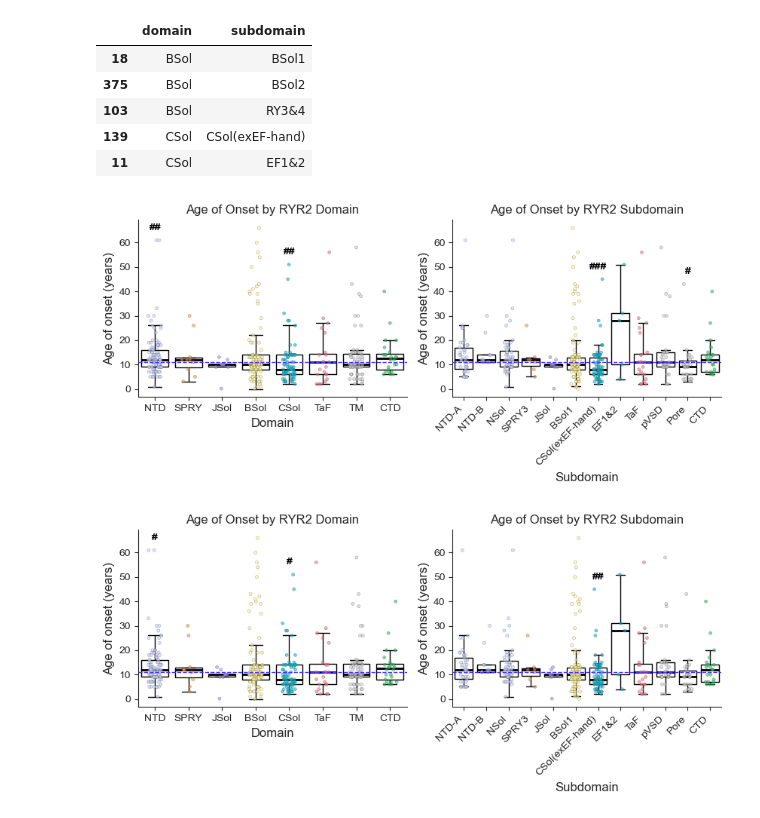
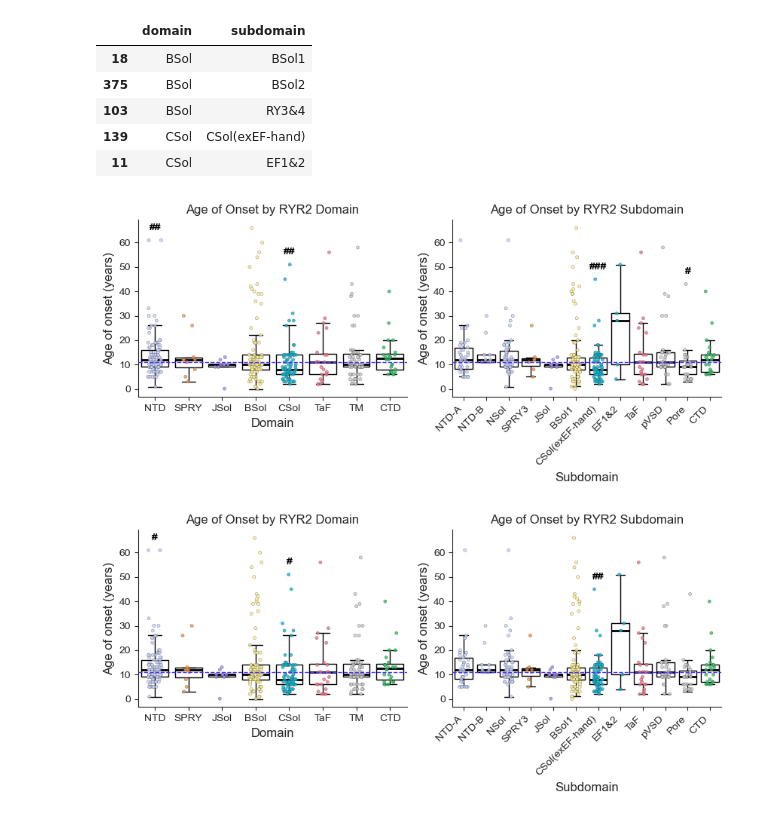
Before and after one commit to alexdaiii/cpvt_database_analysis, a Jupyter notebook: analysis/06_age_of_onsets_mann_whitney.ipynb, the cells around one changed output. Cells and saved outputs as stored; diff of their text form; code cells hidden in the pictures.

```diff
--- a/analysis/06_age_of_onsets_mann_whitney.ipynb
+++ b/analysis/06_age_of_onsets_mann_whitney.ipynb
@@ -1088,6 +1071,8 @@ domain_to_subdomain.head()
 | 11 | CSol | EF1&2 |
 # %%
 from matplotlib.gridspec import GridSpec
+
+figure_6 = get_config().figure6
 
 
 def add_significance_lines(*,
@@ -1180,7 +1165,7 @@ def plot_boxplots(
         order=structure_order,
         palette=dot_palette,
         linewidth=0.25,
-        alpha=0.6,
+        alpha=colors.dot_alpha,
         size=3,
         jitter=0.2,
         ax=ax_input
@@ -1287,32 +1272,32 @@ def create_fig_6(
         x_tick_rotation=45,
         x_tick_ha="right",
         results_stats=sub_domain_results,
         box_fill=box_fill,
         sig_value=sig_value
     )
     #plt.yscale("log")
 
     fig.tight_layout()
 
     save_current_plot(
         f"age_of_onset_vs_domain_subdomain{"-with-fdr" if sig_value == "qvalue" else "unadjusted"}.v2")
 
     plt.show()
 
     plt.close()
 
 
 # create_fig_6(box_palette=dark_color_palette, dot_palette=dark_color_palette,
 #              box_fill=False)
 create_fig_6(box_palette={
     d: "white" for d in light_color_palette
 }, dot_palette=light_color_palette,
     box_fill=True, sig_value="pvalue")
 
 create_fig_6(box_palette={
     d: "white" for d in light_color_palette
 }, dot_palette=light_color_palette,
     box_fill=True, sig_value="qvalue")
 # %% [output]
-[figure, old version]
+[figure, new version]
-[figure, old version]
+[figure, new version]
```
Also changed, not shown: parts of 4 cells of this notebook, 4 other files.
